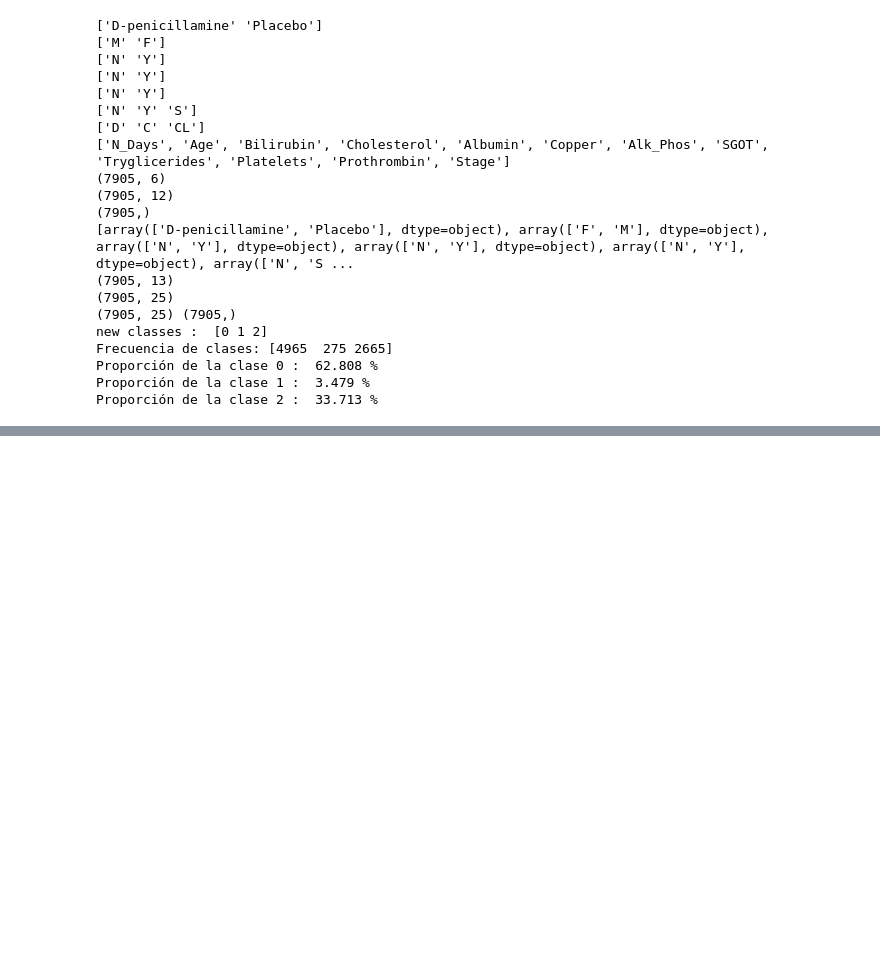
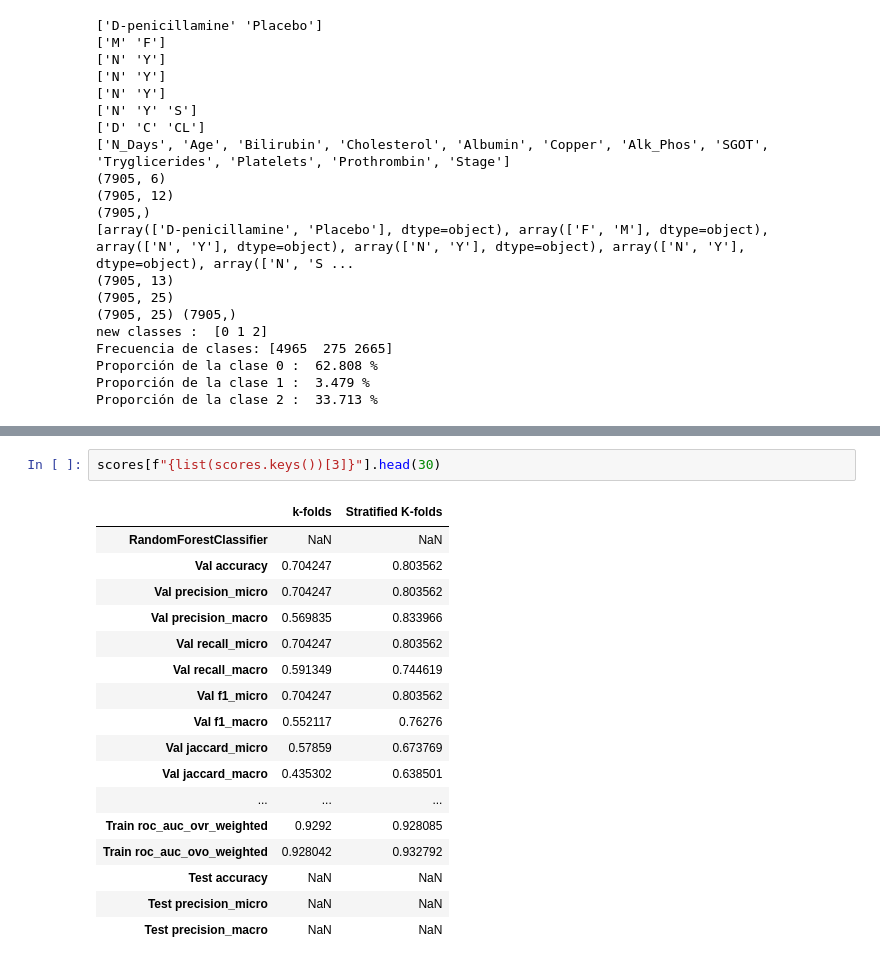
Before and after one commit to kokeitor/Multi-ClassPredictionCirrhosis, a Jupyter notebook: main.ipynb, the cells around one changed output, grey strips where cells are left out. Drawn from its saved outputs; the diff is of its cells as text; blank space fills up the shorter version.

```diff
--- a/main.ipynb
+++ b/main.ipynb
@@ -301,0 +403,20 @@ Test set accuracy - 0.812 %
+# %%
+scores[f"{list(scores.keys())[3]}"].head(30)
+# %% [output]
+|  | k-folds | Stratified K-folds |
+| RandomForestClassifier | NaN | NaN |
+| Val accuracy | 0.704247 | 0.803562 |
+| Val precision_micro | 0.704247 | 0.803562 |
+| Val precision_macro | 0.569835 | 0.833966 |
+| Val recall_micro | 0.704247 | 0.803562 |
+| Val recall_macro | 0.591349 | 0.744619 |
+| Val f1_micro | 0.704247 | 0.803562 |
+| Val f1_macro | 0.552117 | 0.76276 |
+| Val jaccard_micro | 0.57859 | 0.673769 |
+| Val jaccard_macro | 0.435302 | 0.638501 |
+| ... | ... | ... |
+| Train roc_auc_ovr_weighted | 0.9292 | 0.928085 |
+| Train roc_auc_ovo_weighted | 0.928042 | 0.932792 |
+| Test accuracy | NaN | NaN |
+| Test precision_micro | NaN | NaN |
+| Test precision_macro | NaN | NaN |
```
Also changed, not shown: parts of 11 cells of this notebook, 1 other file.
